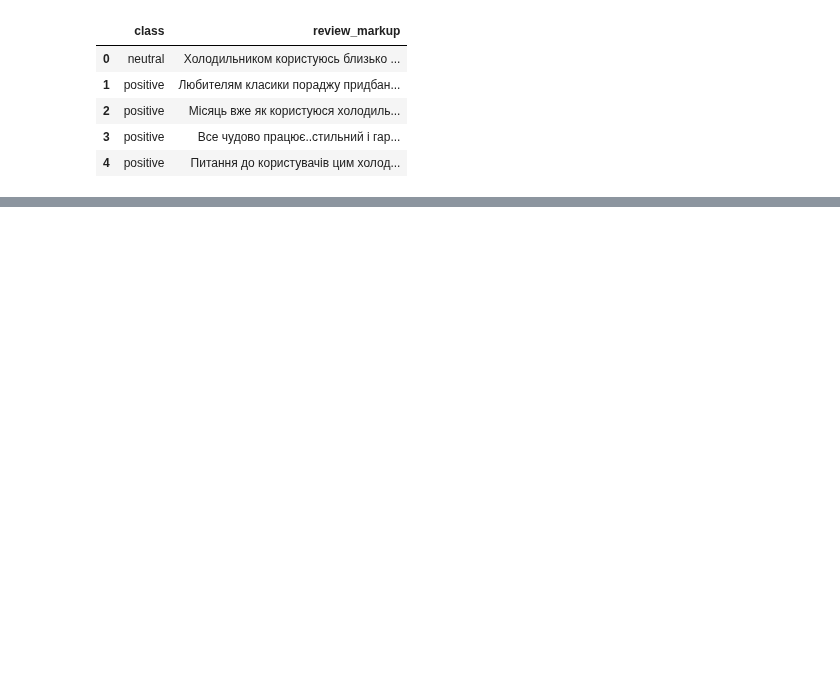
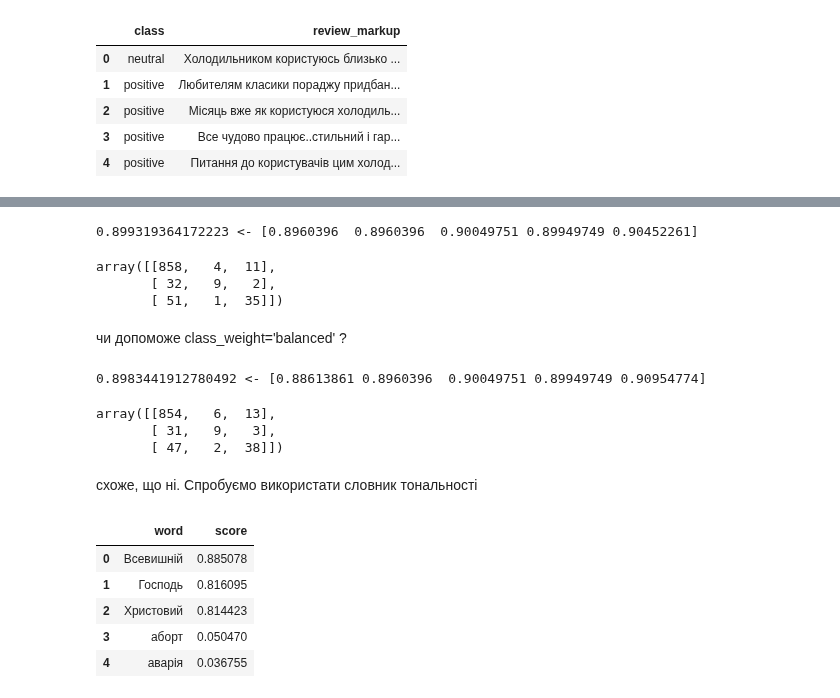
Before and after one commit to sudodoki/prj-nlp, a Jupyter notebook: students/sudodoki/05-bag-of-words/01-rozetka-sentiment/02_classification.ipynb, the cells around one changed output, grey strips where cells are left out. Saved outputs shown, nothing was run; the diff lists cells and outputs as text; code cells hidden in the pictures; blank space fills up the shorter version.

```diff
--- a/students/sudodoki/05-bag-of-words/01-rozetka-sentiment/02_classification.ipynb
+++ b/students/sudodoki/05-bag-of-words/01-rozetka-sentiment/02_classification.ipynb
@@ -87,0 +59,10 @@ TODO:
+# %%
+label  = "Vanilla LogReg w/ CountVectorizer on char n-grams 1-4"
+cross_validate(label, text_pipe_logit, X_train, y_train)
+# %% [output]
+0.899319364172223 <- [0.8960396  0.8960396  0.90049751 0.89949749 0.90452261]
+array([[858,   4,  11],
+       [ 32,   9,   2],
+       [ 51,   1,  35]])
+# %% [markdown]
+чи допоможе class_weight='balanced' ?
@@ -87,0 +76,20 @@ TODO:
+# %%
+label  = "LogReg class_weight=balanced w/ CountVectorizer on char n-grams 1-4"
+cross_validate(label, text_pipe_logit, X_train, y_train)
+# %% [output]
+0.8983441912780492 <- [0.88613861 0.8960396  0.90049751 0.89949749 0.90954774]
+array([[854,   6,  13],
+       [ 31,   9,   3],
+       [ 47,   2,  38]])
+# %% [markdown]
+схоже, що ні. Спробуємо використати словник тональності
+# %%
+uk_vocab = pd.read_csv('https://raw.githubusercontent.com/lang-uk/tone-dict-uk/master/tone-dict-uk-auto.tsv', names=['word', 'score'], header=None, sep='\t')
+uk_vocab.head(5)
+# %% [output]
+|  | word | score |
+| 0 | Всевишній | 0.885078 |
+| 1 | Господь | 0.816095 |
+| 2 | Христовий | 0.814423 |
+| 3 | аборт | 0.050470 |
+| 4 | аварія | 0.036755 |
```
Also changed, not shown: parts of 33 cells of this notebook.
